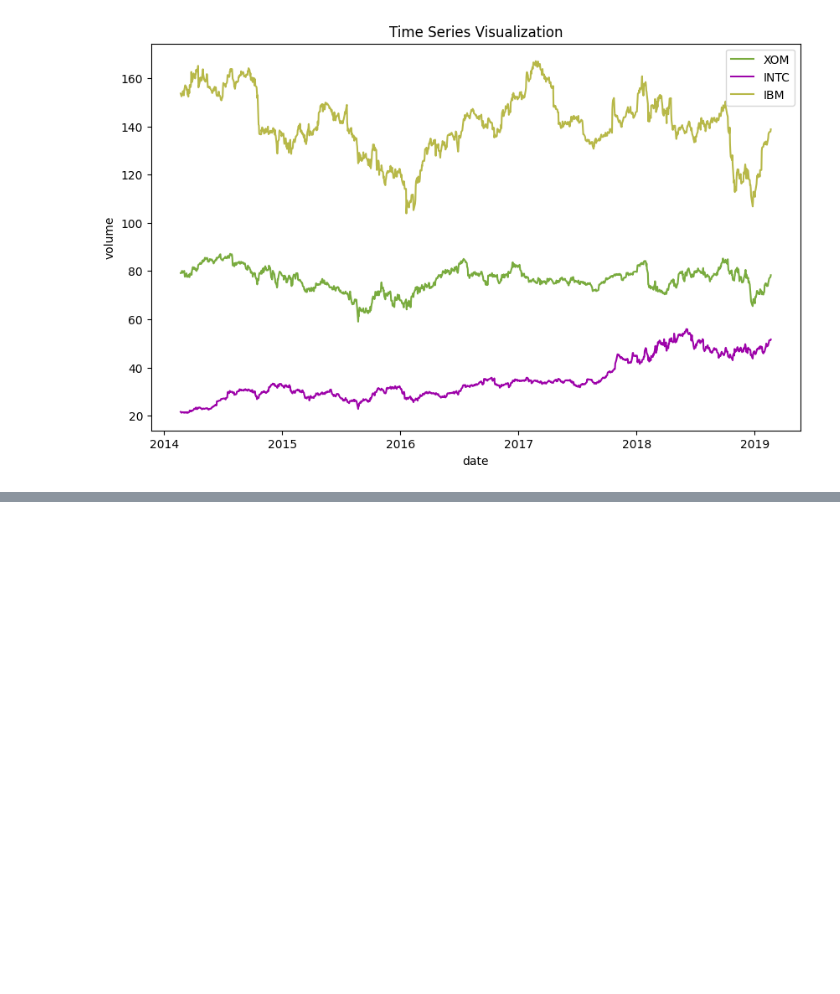
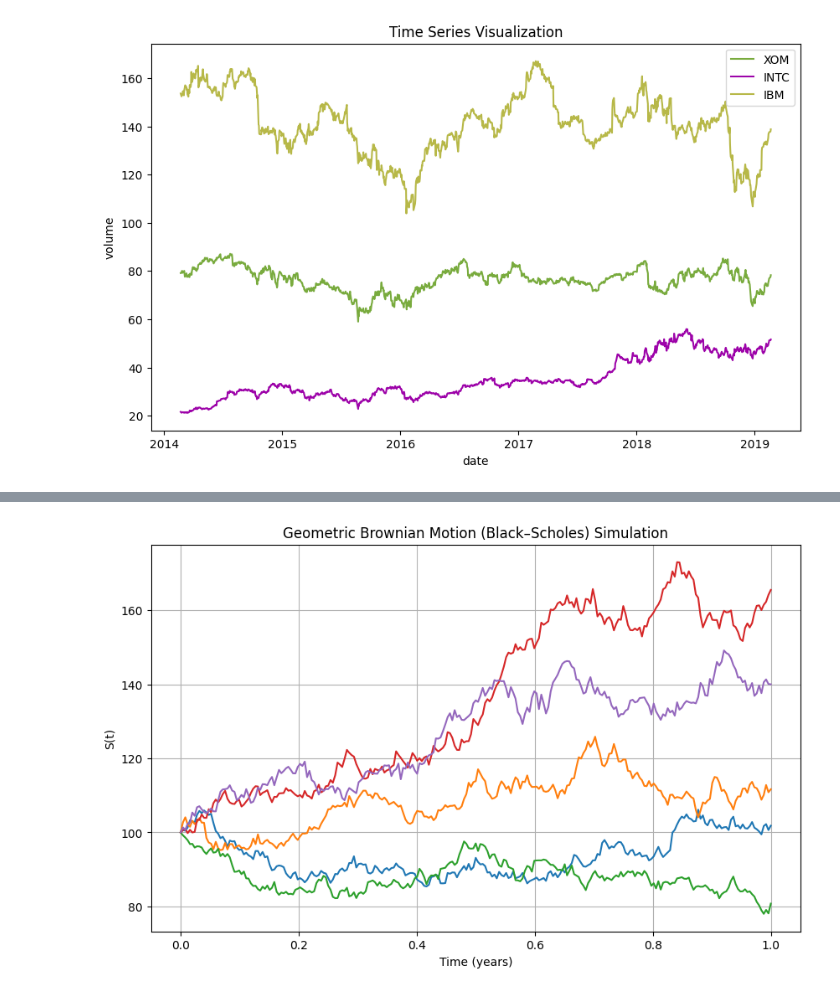
Before and after one commit to maxvonlancaster/nlp-fuzzy, a Jupyter notebook: src/timeseries-advanced.ipynb, the cells around one changed output, grey strips where cells are left out. Cells and saved outputs as stored; diff of their text form; code cells hidden in the pictures; blank space fills up the shorter version.

```diff
--- a/src/timeseries-advanced.ipynb
+++ b/src/timeseries-advanced.ipynb
@@ -169,0 +185,38 @@ display({k: timeseries_data[k] for k in keys_to_take if k in timeseries_data})
+# %%
+import numpy as np
+import matplotlib.pyplot as plt
+
+# Parameters
+S0 = 100       # initial value
+mu = 0.05      # drift
+sigma = 0.2    # volatility
+T = 1.0        # time horizon (1 year)
+N = 252        # number of steps (daily)
+dt = T / N     # step size
+n_paths = 5    # number of simulated paths
+
+# Time array
+t = np.linspace(0, T, N+1)
+
+# Simulate paths
+np.random.seed(42)
+paths = np.zeros((n_paths, N+1))
+paths[:, 0] = S0
+
+for i in range(n_paths):
+    for j in range(1, N+1):
+        dW = np.random.normal(0, np.sqrt(dt))
+        paths[i, j] = paths[i, j-1] * np.exp((mu - 0.5 * sigma**2) * dt + sigma * dW)
+
+# Plot
+plt.figure(figsize=(10, 6))
+for i in range(n_paths):
+    plt.plot(t, paths[i], lw=1.5)
+
+plt.title("Geometric Brownian Motion (Black–Scholes) Simulation")
+plt.xlabel("Time (years)")
+plt.ylabel("S(t)")
+plt.grid(True)
+plt.show()
+# %% [output]
+[figure, added]
```
Also changed, not shown: parts of 1 cell of this notebook, 1 other file.
